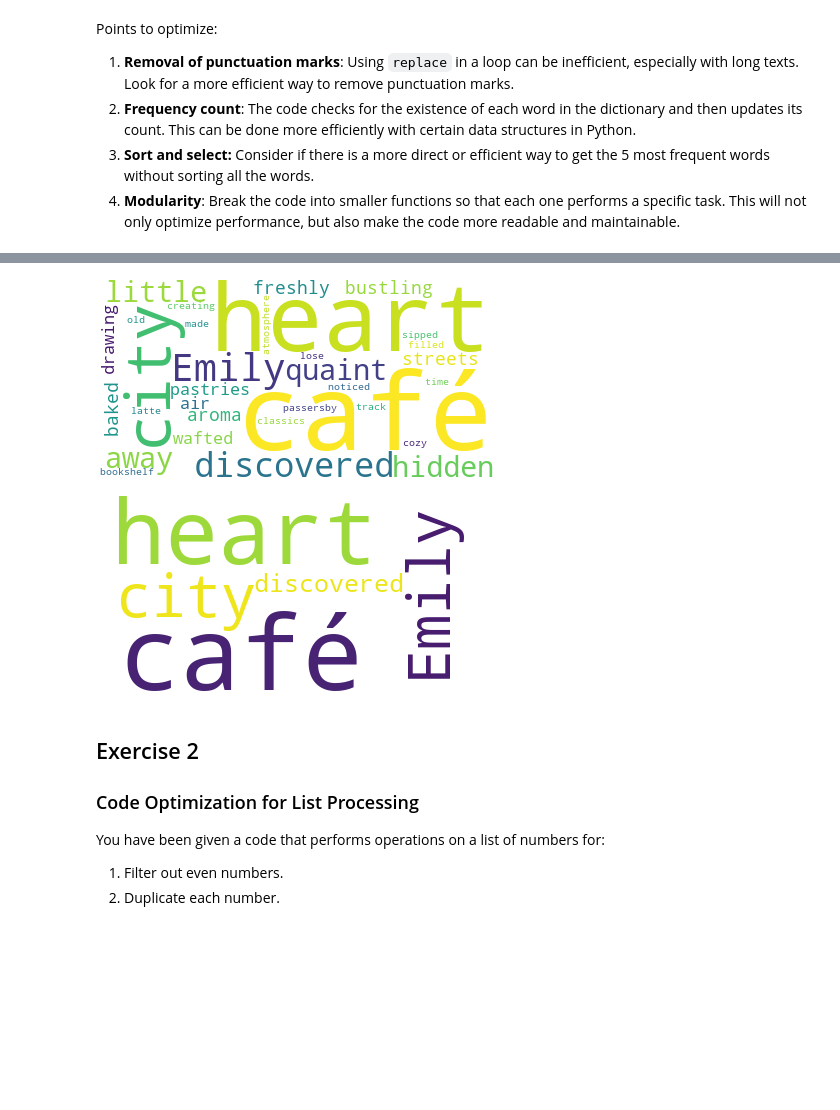
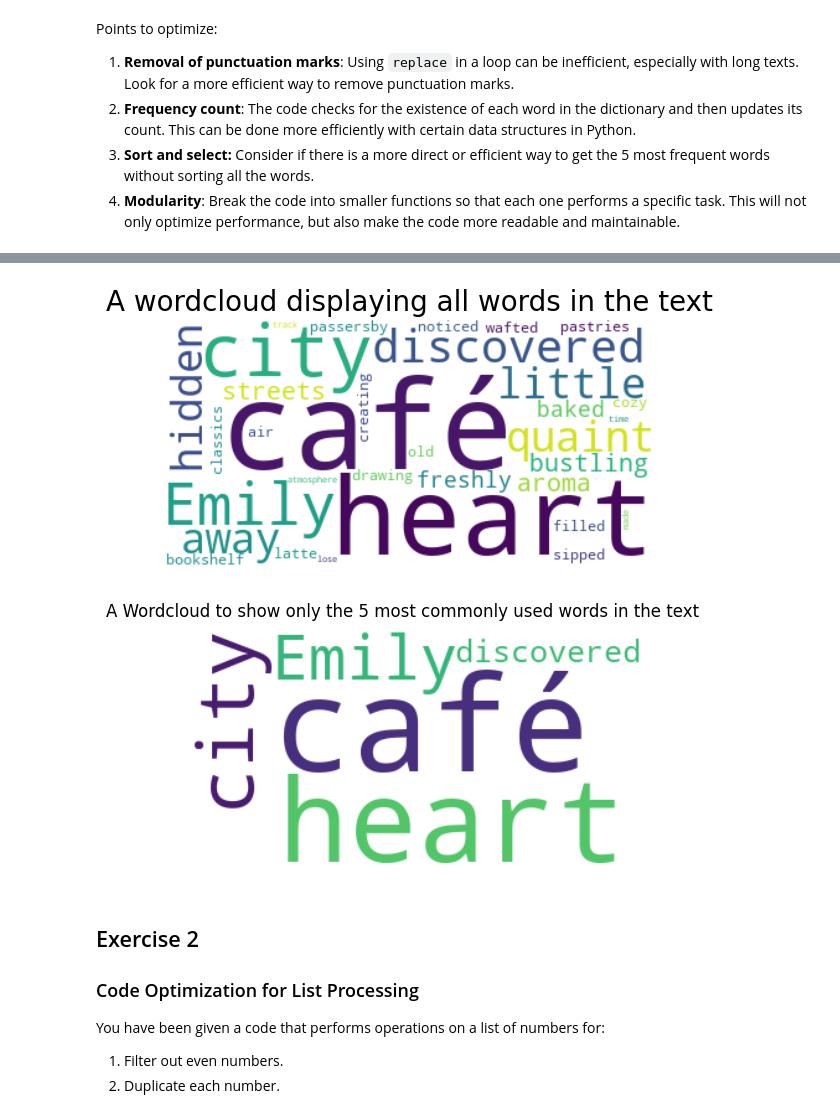
Before and after one commit to jronald88/algorithm-optimization-project-machine-learning, a Jupyter notebook: notebook/problems.ipynb, the cells around one changed output, grey strips where cells are left out. Drawn from its saved outputs; the diff is of its cells as text; code cells hidden in the pictures; blank space fills up the shorter version.

```diff
--- a/notebook/problems.ipynb
+++ b/notebook/problems.ipynb
@@ -141,6 +141,4 @@ In the heart of the city Emily discovered a quaint little café hidden away from
 # %%
-!pip install wordcloud
-from wordcloud import WordCloud
 wordcloud = WordCloud(background_color="white", max_words=1000, contour_width=3, contour_color='steelblue')
 
 long_string = ','.join(filtered_tokens)
@@ -148,4 +146,8 @@ long_string = ','.join(filtered_tokens)
 wordcloud.generate(long_string)
 
 wordcloud.to_image()
+plt.title("A wordcloud displaying all words in the text", fontsize = 20)
+plt.imshow(wordcloud, interpolation='bilinear')
+plt.axis("off")
+plt.show()
 # %% [output]
@@ -168,12 +154,14 @@ Requirement already satisfied: six>=1.5 in /home/vscode/.local/lib/python3.11/si
-[figure, old version]
+[figure, new version]
 # %%
-from collections import Counter
 word_freq = Counter(long_string.split(","))
 wordcloud.generate_from_frequencies(dict(word_freq.most_common(5)))
+plt.title("A Wordcloud to show only the 5 most commonly used words in the text")
 wordcloud.to_image()
-#print(word_freq.most_common(5))
+plt.imshow(wordcloud, interpolation='bilinear')
+plt.axis("off")
+plt.show()
 # %% [output]
-[figure, old version]
+[figure, new version]
 # %% [markdown]
 ## Exercise 2
 ### Code Optimization for List Processing
```
Also changed, not shown: parts of 9 cells of this notebook.
